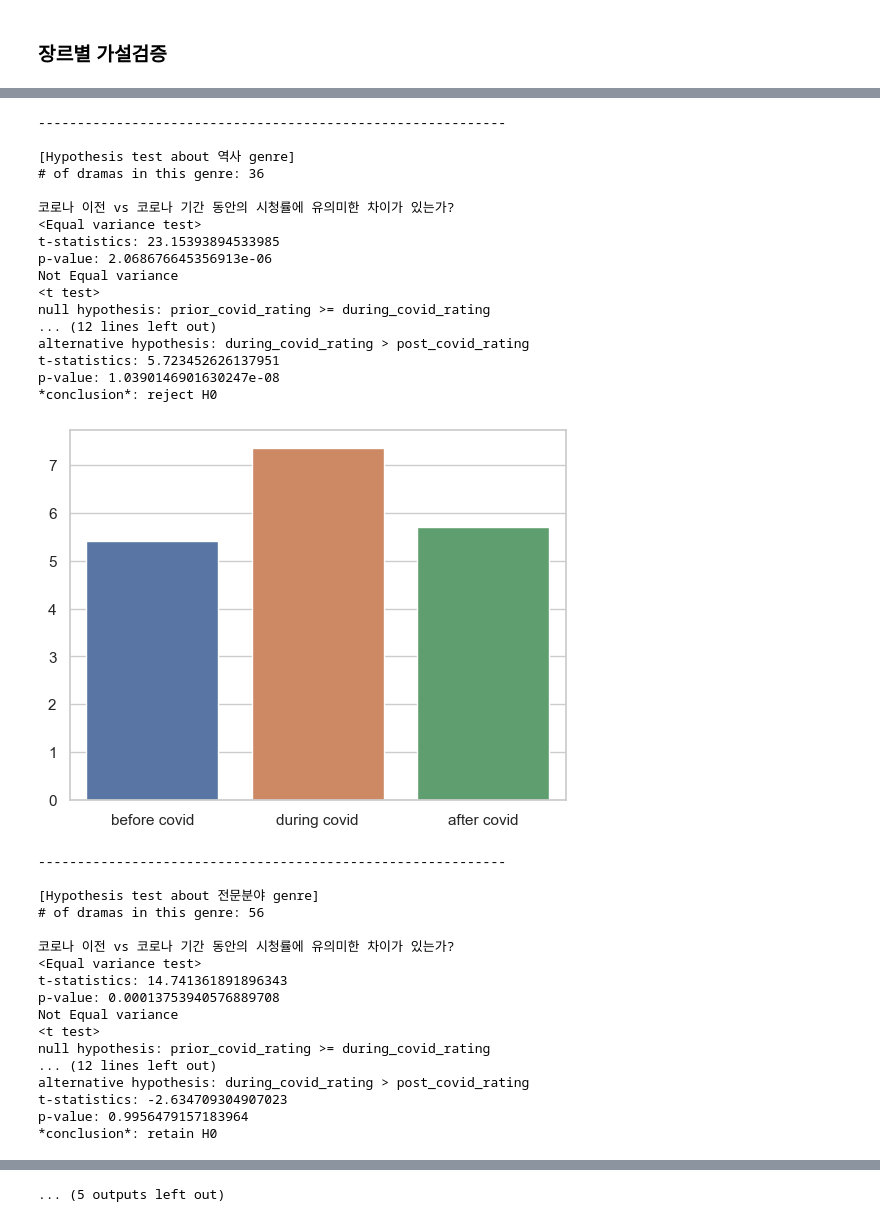
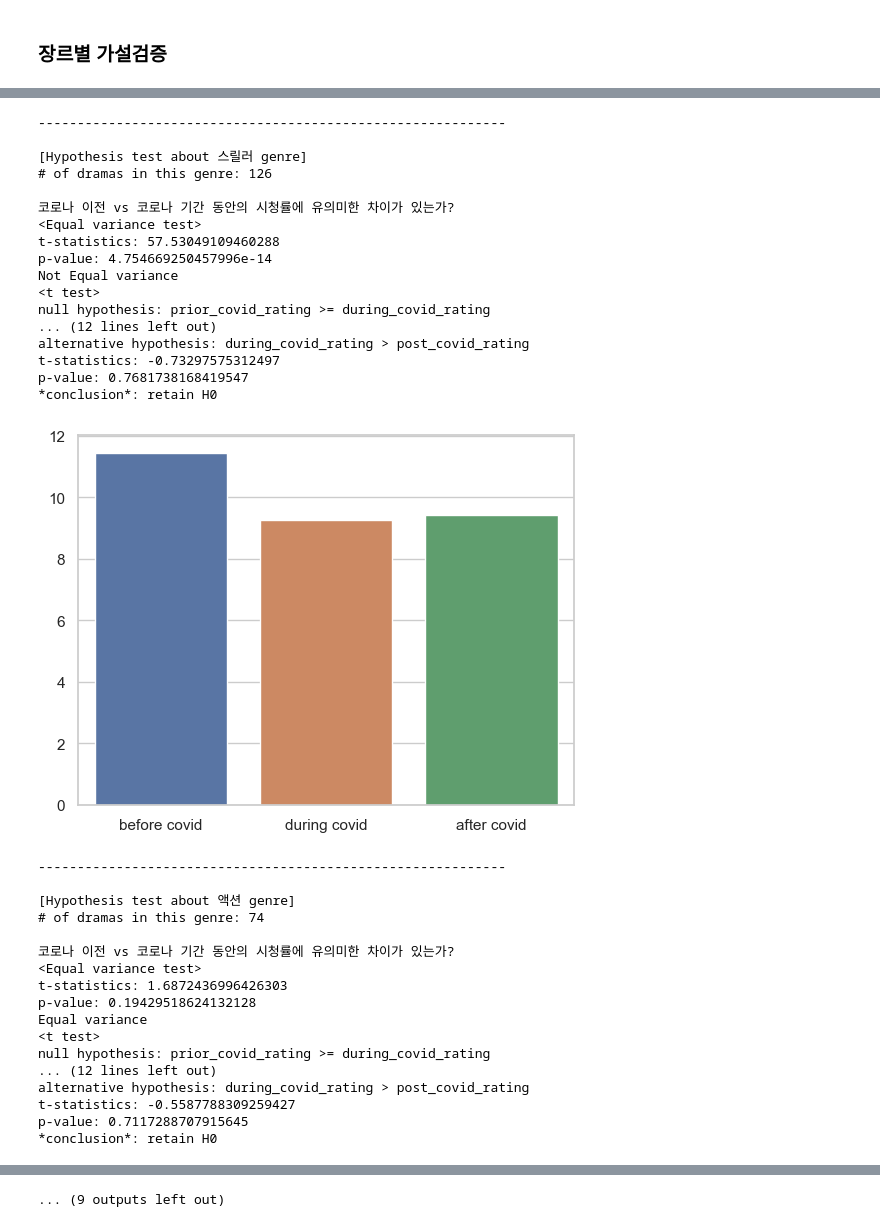
Before and after one commit to zoozero127/10th-EDA, a Jupyter notebook: Team_C/정성오/rating_abt_covid_period_t_test.ipynb, the cells around one changed output, grey strips where cells are left out. Saved outputs shown, nothing was run; the diff lists cells and outputs as text; code cells hidden in the pictures.

Commit message:
modifying genre classification

```diff
--- a/Team_C/정성오/rating_abt_covid_period_t_test.ipynb
+++ b/Team_C/정성오/rating_abt_covid_period_t_test.ipynb
@@ -66,7 +66,7 @@ def drama_episode_extract(rating_d: pd.DataFrame, min_episode, max_episode)->pd.
     return extracted_drama_ratig
 
 
-min_episode = 10
+min_episode = 0
 max_episode = np.inf
 extracted_drama_ratig = drama_episode_extract(rating_d, min_episode, max_episode)
 extracted_drama_ratig
@@ -403,7 +420,7 @@ def hypothesis_test_about_genre(extracted_drama_ratig, genre_d, genre):
     print('-'*60)
     print()
 # %%
-genre_list = genre_d.columns[5:].to_list()
+genre_list = genre_d.columns[2:].to_list()
 for genre in genre_list:
     hypothesis_test_about_genre(extracted_drama_ratig, genre_d, genre)
 # %% [output]
@@ -464,35 +481,35 @@ p-value: 0.005248290409989617
 ------------------------------------------------------------
 
-[Hypothesis test about 역사 genre]
-# of dramas in this genre: 36
+[Hypothesis test about 스릴러 genre]
+# of dramas in this genre: 126
 
 코로나 이전 vs 코로나 기간 동안의 시청률에 유의미한 차이가 있는가?
 <Equal variance test>
-t-statistics: 23.15393894533985
-p-value: 2.068676645356913e-06
+t-statistics: 57.53049109460288
+p-value: 4.754669250457996e-14
 Not Equal variance
 <t test>
 null hypothesis: prior_covid_rating >= during_covid_rating
 ... (12 lines left out)
 alternative hypothesis: during_covid_rating > post_covid_rating
-t-statistics: 5.723452626137951
-p-value: 1.0390146901630247e-08
-*conclusion*: reject H0
+t-statistics: -0.73297575312497
+p-value: 0.7681738168419547
+*conclusion*: retain H0
-[figure, old version]
+[figure, new version]
 ------------------------------------------------------------
 
-[Hypothesis test about 전문분야 genre]
-# of dramas in this genre: 56
+[Hypothesis test about 액션 genre]
+# of dramas in this genre: 74
 
 코로나 이전 vs 코로나 기간 동안의 시청률에 유의미한 차이가 있는가?
 <Equal variance test>
-t-statistics: 14.741361891896343
-p-value: 0.00013753940576889708
-Not Equal variance
+t-statistics: 1.6872436996426303
+p-value: 0.19429518624132128
+Equal variance
 <t test>
 null hypothesis: prior_covid_rating >= during_covid_rating
 ... (12 lines left out)
 alternative hypothesis: during_covid_rating > post_covid_rating
-t-statistics: -2.634709304907023
-p-value: 0.9956479157183964
+t-statistics: -0.5587788309259427
+p-value: 0.7117288707915645
 *conclusion*: retain H0
@@ -518 +535 @@ p-value: 5.517451101960673e-12
-... (5 outputs left out)
+... (9 outputs left out)
```
Also changed, not shown: parts of 13 cells of this notebook, 2 other files.
